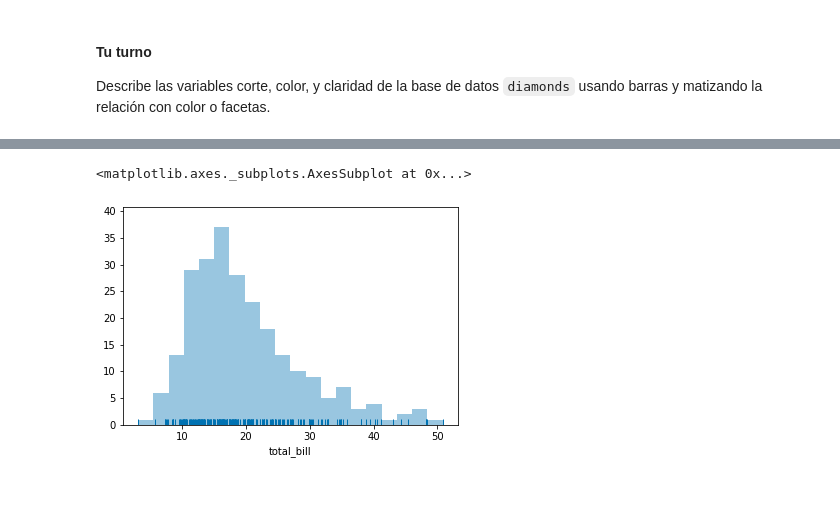
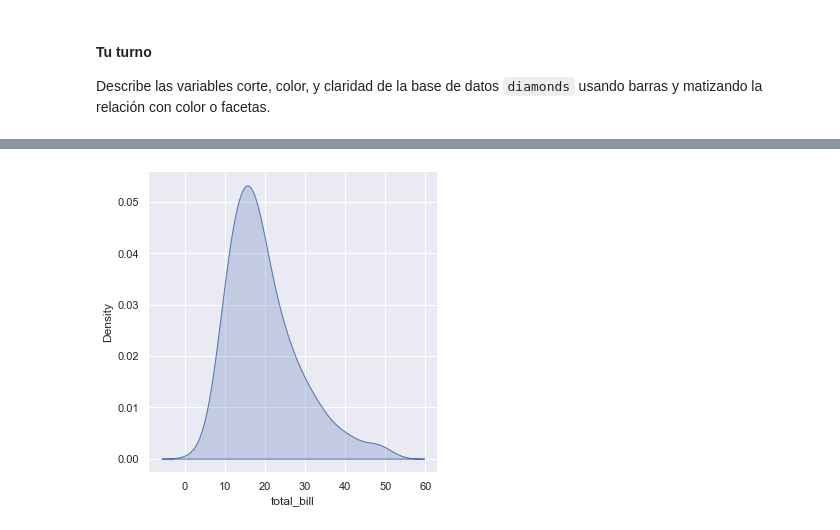
Before and after one commit to NelMuriel/Diplomado-Big-Data-Modulo-4, a Jupyter notebook: Notebooks/Day3_Part2.ipynb, the cells around one changed output, grey strips where cells are left out. Drawn from its saved outputs; the diff is of its cells as text; code cells hidden in the pictures; blank space fills up the shorter version.

```diff
--- a/Notebooks/Day3_Part2.ipynb
+++ b/Notebooks/Day3_Part2.ipynb
@@ -495,3 +497,16 @@ sns.catplot(x = 'class', kind = 'count', data = titanic)  # switch orientation t
 #### Tu turno
 
 Describe las variables corte, color, y claridad de la base de datos `diamonds` usando barras y matizando la relación con color o facetas.
+# %%
+sns.set_style('dark')
+sns.set_palette(['#3D6FAB', '#CE3FEE'])
+
+g = sns.lmplot(x="total_bill", y="tip", data=tips,
+               hue = 'sex', col = 'time', row = 'smoker',
+               aspect = 1, ci = None)
+
+g.fig.suptitle('Tips vs total bill by sex and smoking habits', y = 1.03)
+g.set_titles('Time is {col_name} and smokes:{row_name}')
+
+plt.show()
+sns.set()
@@ -498,5 +521,5 @@ Describe las variables corte, color, y claridad de la base de datos `diamonds` u
 # %%
-sns.distplot(tips.total_bill, kde = False, rug = True, bins = 20)
+sns.displot(tips.total_bill, kind = 'kde', fill=True)
+plt.show()
 # %% [output]
-<matplotlib.axes._subplots.AxesSubplot at 0x...>
-[figure, old version]
+[figure, new version]
```
Also changed, not shown: parts of 6 cells of this notebook.
